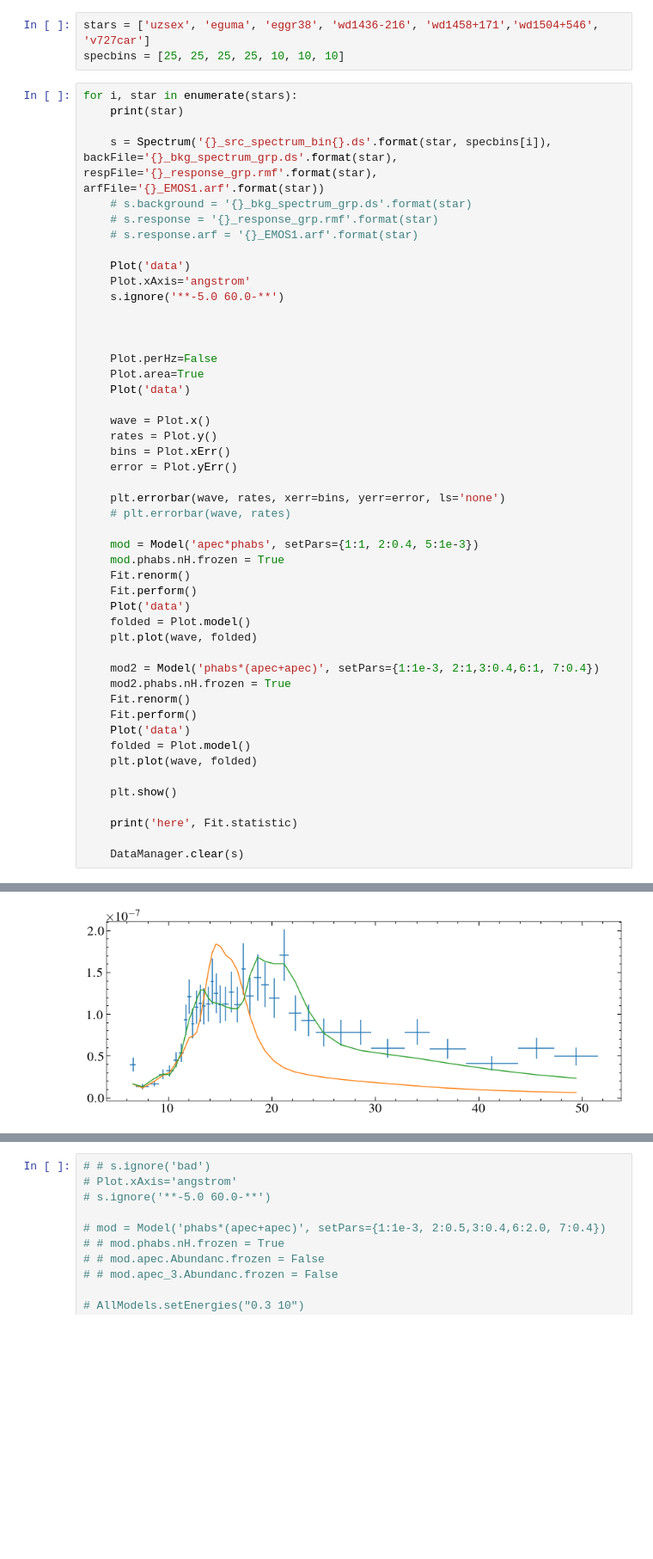
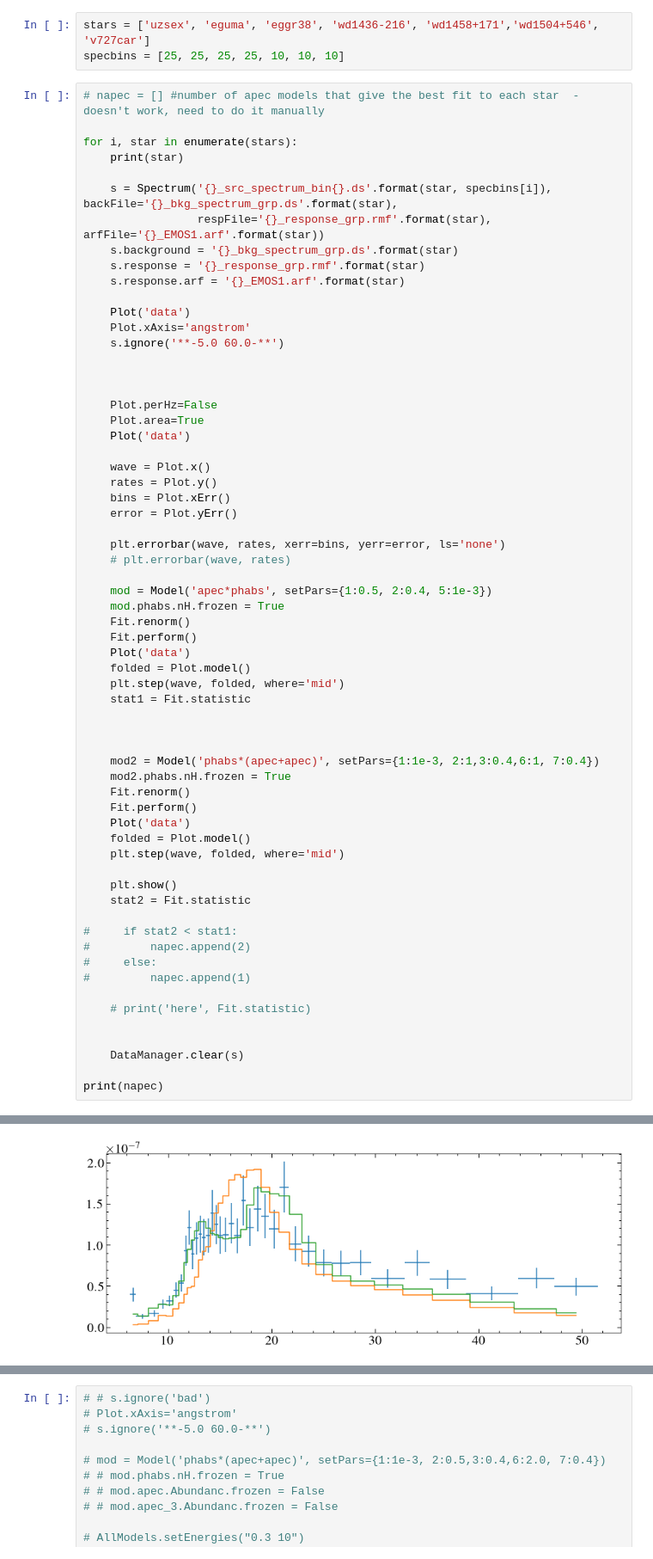
Before and after one commit to davidjwilson/pceb, a Jupyter notebook: xmm/all/all_xspec.ipynb, the cells around one changed output, grey strips where cells are left out. Shown: that part at 86% size. Drawn from its saved outputs; the diff is of its cells as text; blank space fills up the shorter version.

```diff
--- a/xmm/all/all_xspec.ipynb
+++ b/xmm/all/all_xspec.ipynb
@@ -35,13 +35,16 @@ glob.glob('*src_spectrum_bin10*')
 stars = ['uzsex', 'eguma', 'eggr38', 'wd1436-216', 'wd1458+171','wd1504+546', 'v727car']
 specbins = [25, 25, 25, 25, 10, 10, 10]
 # %%
+# napec = [] #number of apec models that give the best fit to each star  - doesn't work, need to do it manually
+
 for i, star in enumerate(stars):
     print(star)
 
-    s = Spectrum('{}_src_spectrum_bin{}.ds'.format(star, specbins[i]), backFile='{}_bkg_spectrum_grp.ds'.format(star), respFile='{}_response_grp.rmf'.format(star), arfFile='{}_EMOS1.arf'.format(star))
-    # s.background = '{}_bkg_spectrum_grp.ds'.format(star)
-    # s.response = '{}_response_grp.rmf'.format(star)
-    # s.response.arf = '{}_EMOS1.arf'.format(star)
+    s = Spectrum('{}_src_spectrum_bin{}.ds'.format(star, specbins[i]), backFile='{}_bkg_spectrum_grp.ds'.format(star),
+                 respFile='{}_response_grp.rmf'.format(star), arfFile='{}_EMOS1.arf'.format(star))
+    s.background = '{}_bkg_spectrum_grp.ds'.format(star)
+    s.response = '{}_response_grp.rmf'.format(star)
+    s.response.arf = '{}_EMOS1.arf'.format(star)
 
     Plot('data')
     Plot.xAxis='angstrom'
@@ -61,13 +64,16 @@ for i, star in enumerate(stars):
     plt.errorbar(wave, rates, xerr=bins, yerr=error, ls='none')
     # plt.errorbar(wave, rates)
 
-    mod = Model('apec*phabs', setPars={1:1, 2:0.4, 5:1e-3})
+    mod = Model('apec*phabs', setPars={1:0.5, 2:0.4, 5:1e-3})
     mod.phabs.nH.frozen = True
     Fit.renorm()
     Fit.perform()
     Plot('data')
     folded = Plot.model()
-    plt.plot(wave, folded)
+    plt.step(wave, folded, where='mid')
+    stat1 = Fit.statistic
+
+
 
     mod2 = Model('phabs*(apec+apec)', setPars={1:1e-3, 2:1,3:0.4,6:1, 7:0.4})
     mod2.phabs.nH.frozen = True
@@ -75,13 +81,22 @@ for i, star in enumerate(stars):
     Fit.perform()
     Plot('data')
     folded = Plot.model()
-    plt.plot(wave, folded)
+    plt.step(wave, folded, where='mid')
 
     plt.show()
+    stat2 = Fit.statistic
 
-    print('here', Fit.statistic)
+#     if stat2 < stat1:
+#         napec.append(2)
+#     else:
+#         napec.append(1)
+
+    # print('here', Fit.statistic)
+
 
     DataManager.clear(s)
+
+print(napec)
 # %% [output]
 uzsex
 
@@ -121 +136 @@ Test statistic : Chi-Squared                   52.22     using 37 bins.
-[figure, old version]
+[figure, new version]
```
Also changed, not shown: parts of 5 cells of this notebook, 2 other files.
